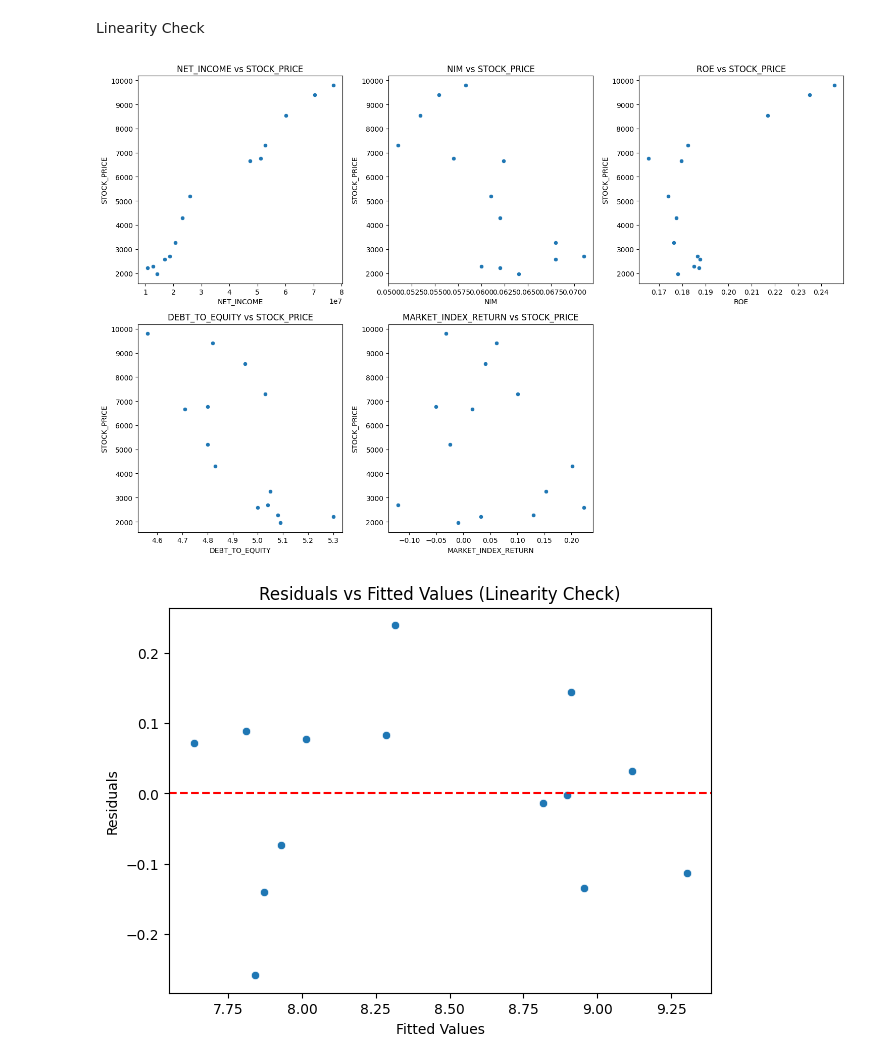
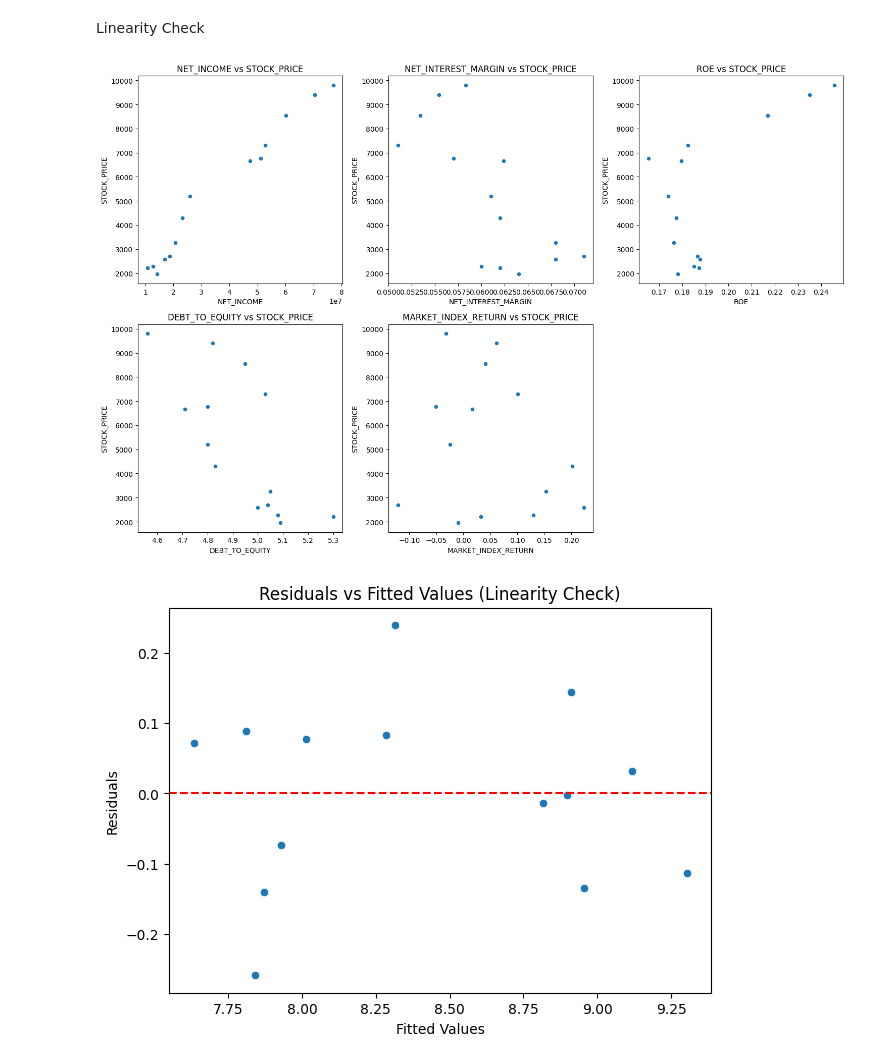
Before and after one commit to almasputri77/Almas_Final_Project, a Jupyter notebook: Project.ipynb, the cells around one changed output. Cells and saved outputs as stored; diff of their text form; code cells hidden in the pictures.

```diff
--- a/Project.ipynb
+++ b/Project.ipynb
@@ -55,7 +55,7 @@ def format_TBM(x):
 formatted_df = df.copy()
 
 for col in formatted_df.columns:
-    if col in ["NET_INCOME", "TOTAL_ASSETS", "STOCK_PRICE"]:
+    if col in ["NET_INCOME", "STOCK_PRICE"]:
         formatted_df[col] = formatted_df[col].apply(format_TBM)
 
 
@@ -128,7 +128,7 @@ df['LOG_STOCK_PRICE'] = np.log(df['STOCK_PRICE'])
 
 # Pilih dependent dan independent variables
 y = df['LOG_STOCK_PRICE']
-X = df[["NET_INCOME","NIM","ROE","DEBT_TO_EQUITY","MARKET_INDEX_RETURN"]]
+X = df[["NET_INCOME","NET_INTEREST_MARGIN","ROE","DEBT_TO_EQUITY","MARKET_INDEX_RETURN"]]
 X = sm.add_constant(X)
 
 # Fit model
@@ -179,35 +179,35 @@ Linearity Check
 # Pastikan residual dan fitted values sudah dihitung dari model OLS
 residuals = model.resid
 fitted = model.fittedvalues
 
 # -----------------------------------------------------
 # 1. Scatter Plot Each Predictor vs Dependent Variable
 # -----------------------------------------------------
-predictors = ["NET_INCOME", "NIM", "ROE", "DEBT_TO_EQUITY", "MARKET_INDEX_RETURN"]
+predictors = ["NET_INCOME", "NET_INTEREST_MARGIN", "ROE", "DEBT_TO_EQUITY", "MARKET_INDEX_RETURN"]
 
 plt.figure(figsize=(15, 10))
 for i, col in enumerate(predictors, 1):
     plt.subplot(2, 3, i)
     sns.scatterplot(x=df[col], y=df["STOCK_PRICE"])
     plt.xlabel(col)
     plt.ylabel("STOCK_PRICE")
     plt.title(f"{col} vs STOCK_PRICE")
 
 plt.tight_layout()
 plt.show()
 
 # -----------------------------------------------------
 # 2. Residuals vs Fitted Plot
 # -----------------------------------------------------
 plt.figure(figsize=(7, 5))
 sns.scatterplot(x=fitted, y=residuals)
 plt.axhline(0, color='red', linestyle='--')
 plt.xlabel("Fitted Values")
 plt.ylabel("Residuals")
 plt.title("Residuals vs Fitted Values (Linearity Check)")
 plt.show()
 # %% [output]
-[figure, old version]
+[figure, new version]
 [figure]
 # %%
 # 6. MODEL EVALUATION
```
Also changed, not shown: parts of 7 cells of this notebook.
